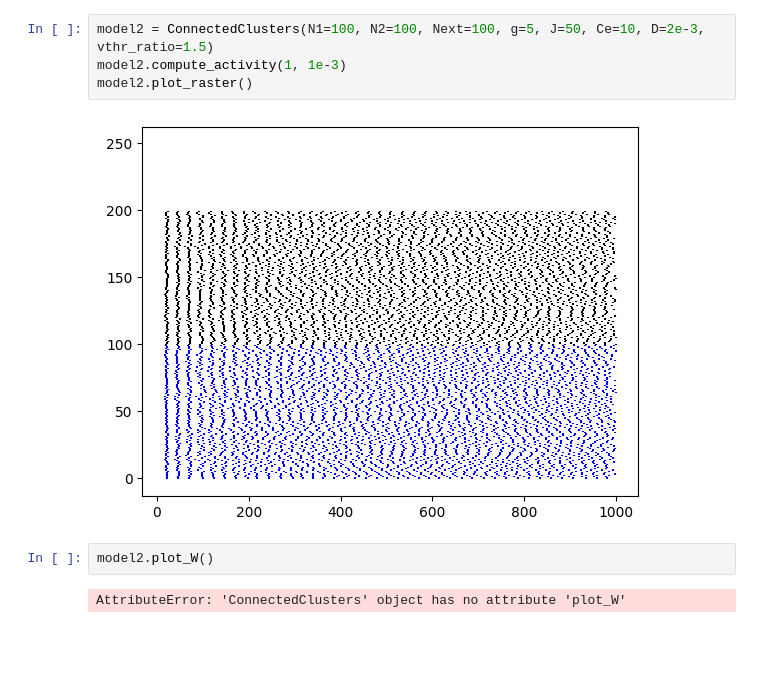
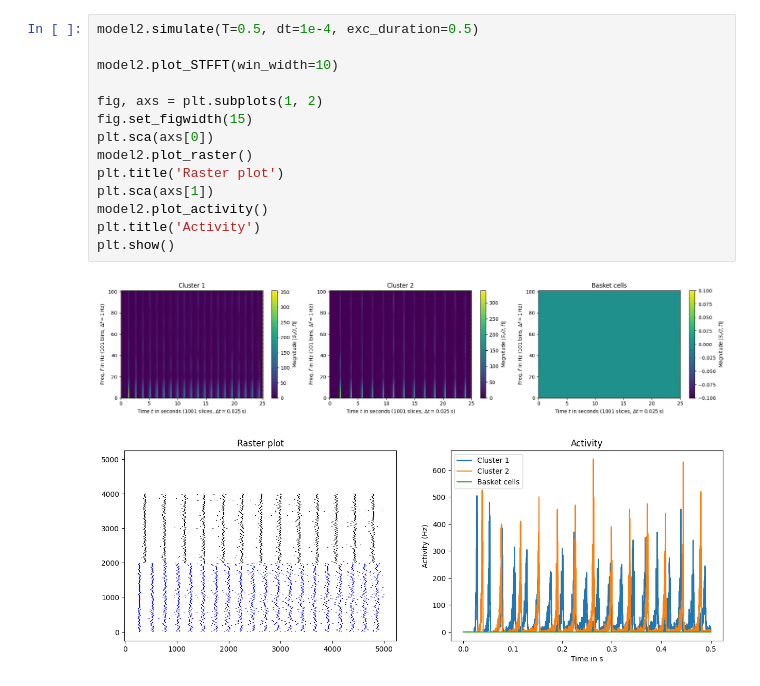
Before and after one commit to zeynoozkaya/burst_model, a Jupyter notebook: BrunelModel.ipynb, the cells around one changed output. Cells and saved outputs as stored; diff of their text form; blank space fills up the shorter version.

```diff
--- a/BrunelModel.ipynb
+++ b/BrunelModel.ipynb
@@ -300,11 +235,18 @@ class ConnectedClusters(BrunelModelA):
-# %%
-model2 = ConnectedClusters(N1=100, N2=100, Next=100, g=5, J=50, Ce=10, D=2e-3, vthr_ratio=1.5)
-model2.compute_activity(1, 1e-3)
-model2.plot_raster()
-# %% [output]
-[figure, removed]
-# %%
-model2.plot_W()
-# %% [output]
-AttributeError: 'ConnectedClusters' object has no attribute 'plot_W'
+# %%
+model2.simulate(T=0.5, dt=1e-4, exc_duration=0.5)
+
+model2.plot_STFFT(win_width=10)
+
+fig, axs = plt.subplots(1, 2)
+fig.set_figwidth(15)
+plt.sca(axs[0])
+model2.plot_raster()
+plt.title('Raster plot')
+plt.sca(axs[1])
+model2.plot_activity()
+plt.title('Activity')
+plt.show()
+# %% [output]
+[figure, added]
+[figure, added]
 # %%
```
Also changed, not shown: parts of 14 cells of this notebook, 1 other file.
